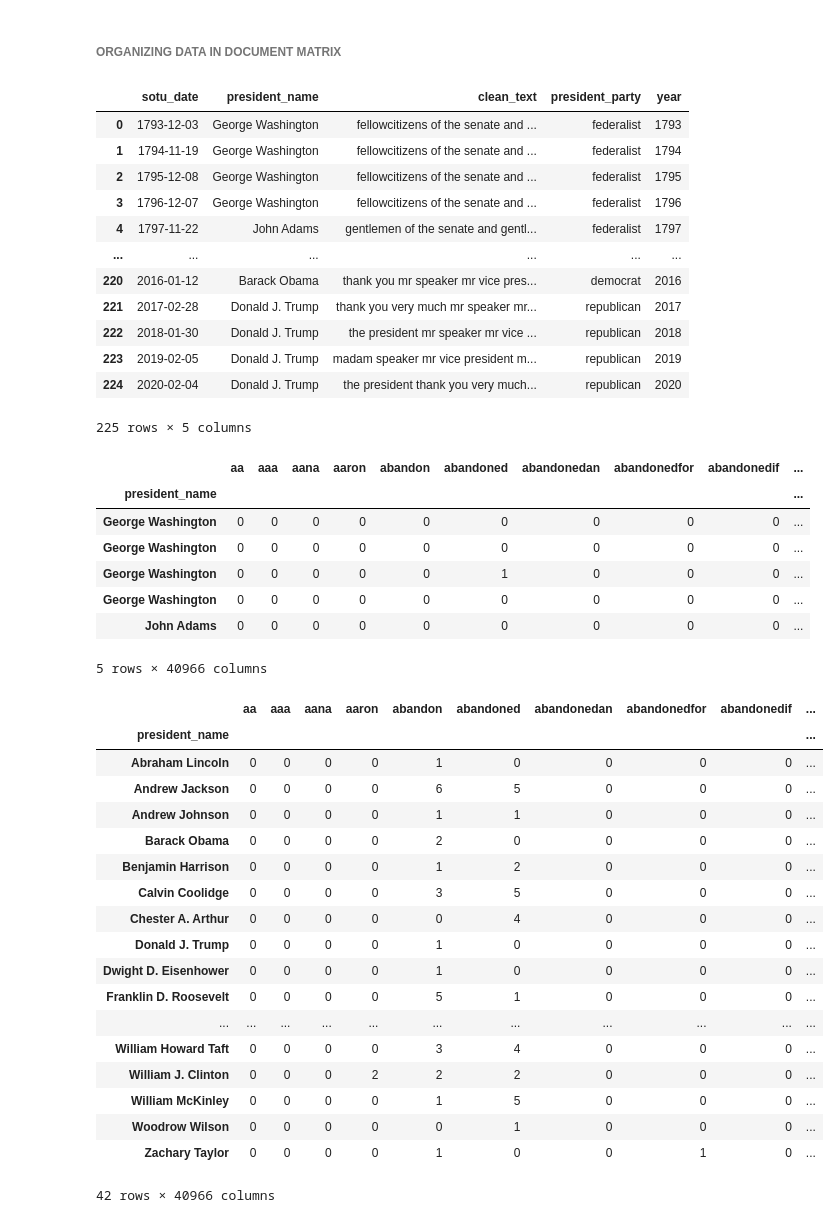
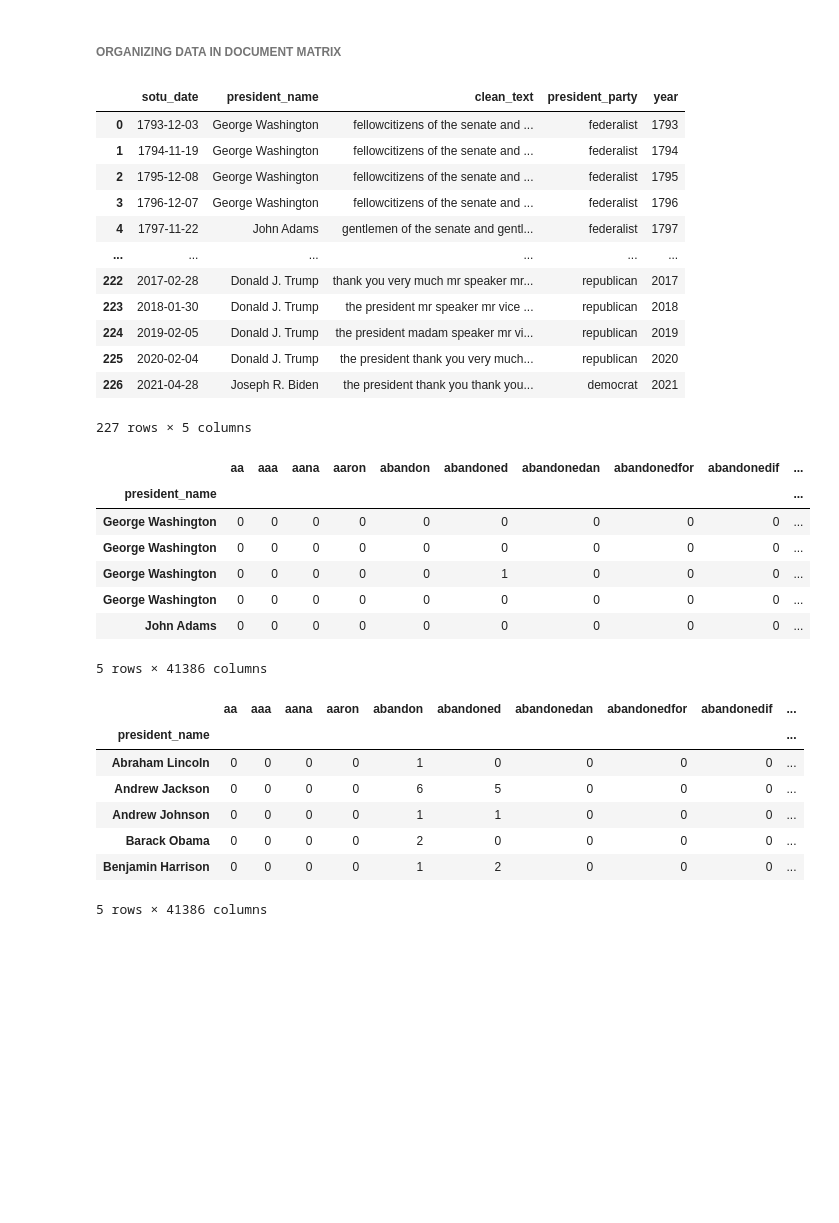
Before and after one commit to tiroger/NLP-SOTU, a Jupyter notebook: scrape_sotu_archives.ipynb, the cells around one changed output. Cells and saved outputs as stored; diff of their text form; code cells hidden in the pictures; blank space fills up the shorter version.

```diff
--- a/scrape_sotu_archives.ipynb
+++ b/scrape_sotu_archives.ipynb
@@ -28,7 +31,7 @@ sotu_raw_transcripts = []
 presidents = []
 sotu_dates = []
 
-dates = list(range(1793, 2021)) # Dates 1793-2020
+dates = list(range(1793, 2022)) # Dates 1793-2020
 dates_str = [str(d) for d in dates]
 dates_str
 
@@ -40,7 +43,7 @@ for date in dates_str:
         driver = webdriver.Chrome()
         driver.get(base_url)
         driver.implicitly_wait(10) # seconds
-        element = driver.find_element_by_link_text(date)
+        element = driver.find_element(By.LINK_TEXT, date)
         webdriver.ActionChains(driver).move_to_element(element).click(element).perform()
         current_url = driver.current_url # url containing transcript of SOTU addresses
         r = requests.get(current_url, headers=headers)
@@ -210,7 +230,8 @@ democrat = ['Andrew Jackson',
 'Lyndon B. Johnson',
 'Jimmy Carter',
 'William J. Clinton',
-'Barack Obama']
+'Barack Obama',
+'Joseph R. Biden']
 democrat_dict = { d : 'democrat' for d in democrat }
 democrat_dict
 # %% [output]
@@ -381,12 +403,12 @@ clean_sotu_speeches
 | 3 | 1796-12-07 | George Washington | fellowcitizens of the senate and ... | federalist | 1796 |
 | 4 | 1797-11-22 | John Adams | gentlemen of the senate and gentl... | federalist | 1797 |
 | ... | ... | ... | ... | ... | ... |
-| 220 | 2016-01-12 | Barack Obama | thank you mr speaker mr vice pres... | democrat | 2016 |
-| 221 | 2017-02-28 | Donald J. Trump | thank you very much mr speaker mr... | republican | 2017 |
-| 222 | 2018-01-30 | Donald J. Trump | the president mr speaker mr vice ... | republican | 2018 |
-| 223 | 2019-02-05 | Donald J. Trump | madam speaker mr vice president m... | republican | 2019 |
-| 224 | 2020-02-04 | Donald J. Trump | the president thank you very much... | republican | 2020 |
+| 222 | 2017-02-28 | Donald J. Trump | thank you very much mr speaker mr... | republican | 2017 |
+| 223 | 2018-01-30 | Donald J. Trump | the president mr speaker mr vice ... | republican | 2018 |
+| 224 | 2019-02-05 | Donald J. Trump | the president madam speaker mr vi... | republican | 2019 |
+| 225 | 2020-02-04 | Donald J. Trump | the president thank you very much... | republican | 2020 |
+| 226 | 2021-04-28 | Joseph R. Biden | the president thank you thank you... | democrat | 2021 |
-225 rows × 5 columns
+227 rows × 5 columns
 # %%
 # Opening party affiliations
 with open('./pickled_files/presidential_party_dict.pkl', 'rb') as f:
@@ -396,7 +418,7 @@ with open('./pickled_files/presidential_party_dict.pkl', 'rb') as f:
 
 cv = CountVectorizer(stop_words='english')
 speeches_cv = cv.fit_transform(clean_sotu_speeches.clean_text)
-speeches_dtm = pd.DataFrame(speeches_cv.toarray(), columns=cv.get_feature_names())
+speeches_dtm = pd.DataFrame(speeches_cv.toarray(), columns=cv.get_feature_names_out())
 speeches_dtm.index = clean_sotu_speeches.president_name
 #speeches_dtm.reset_index()
 speeches_dtm.head()
@@ -408,7 +430,7 @@ speeches_dtm.head()
 | George Washington | 0 | 0 | 0 | 0 | 0 | 1 | 0 | 0 | 0 | ... |
 | George Washington | 0 | 0 | 0 | 0 | 0 | 0 | 0 | 0 | 0 | ... |
 | John Adams | 0 | 0 | 0 | 0 | 0 | 0 | 0 | 0 | 0 | ... |
-5 rows × 40966 columns
+5 rows × 41386 columns
 # %%
 # Pickling clean document-term matrix
 with open('./pickled_files/speeches_dtm.pkl', 'wb') as f:
@@ -416,27 +438,16 @@ with open('./pickled_files/speeches_dtm.pkl', 'wb') as f:
 # %%
 # Grouping data by president
 grouped_pres_speeches_dtm = speeches_dtm.groupby(speeches_dtm.index).sum()
-grouped_pres_speeches_dtm
+grouped_pres_speeches_dtm.head()
 # %% [output]
 |  | aa | aaa | aana | aaron | abandon | abandoned | abandonedan | abandonedfor | abandonedif | ... |
 | president_name |  |  |  |  |  |  |  |  |  | ... |
 | Abraham Lincoln | 0 | 0 | 0 | 0 | 1 | 0 | 0 | 0 | 0 | ... |
 | Andrew Jackson | 0 | 0 | 0 | 0 | 6 | 5 | 0 | 0 | 0 | ... |
 | Andrew Johnson | 0 | 0 | 0 | 0 | 1 | 1 | 0 | 0 | 0 | ... |
 | Barack Obama | 0 | 0 | 0 | 0 | 2 | 0 | 0 | 0 | 0 | ... |
 | Benjamin Harrison | 0 | 0 | 0 | 0 | 1 | 2 | 0 | 0 | 0 | ... |
-| Calvin Coolidge | 0 | 0 | 0 | 0 | 3 | 5 | 0 | 0 | 0 | ... |
-| Chester A. Arthur | 0 | 0 | 0 | 0 | 0 | 4 | 0 | 0 | 0 | ... |
-| Donald J. Trump | 0 | 0 | 0 | 0 | 1 | 0 | 0 | 0 | 0 | ... |
-| Dwight D. Eisenhower | 0 | 0 | 0 | 0 | 1 | 0 | 0 | 0 | 0 | ... |
-| Franklin D. Roosevelt | 0 | 0 | 0 | 0 | 5 | 1 | 0 | 0 | 0 | ... |
-| ... | ... | ... | ... | ... | ... | ... | ... | ... | ... | ... |
-| William Howard Taft | 0 | 0 | 0 | 0 | 3 | 4 | 0 | 0 | 0 | ... |
-| William J. Clinton | 0 | 0 | 0 | 2 | 2 | 2 | 0 | 0 | 0 | ... |
-| William McKinley | 0 | 0 | 0 | 0 | 1 | 5 | 0 | 0 | 0 | ... |
-| Woodrow Wilson | 0 | 0 | 0 | 0 | 0 | 1 | 0 | 0 | 0 | ... |
-| Zachary Taylor | 0 | 0 | 0 | 0 | 1 | 0 | 0 | 1 | 0 | ... |
-42 rows × 40966 columns
+5 rows × 41386 columns
 # %%
 # Pickling clean document-term matrix
 with open('./pickled_files/grouped_pres_speeches_dtm.pkl', 'wb') as f:
```
Also changed, not shown: parts of 9 cells of this notebook, 15 other files.
